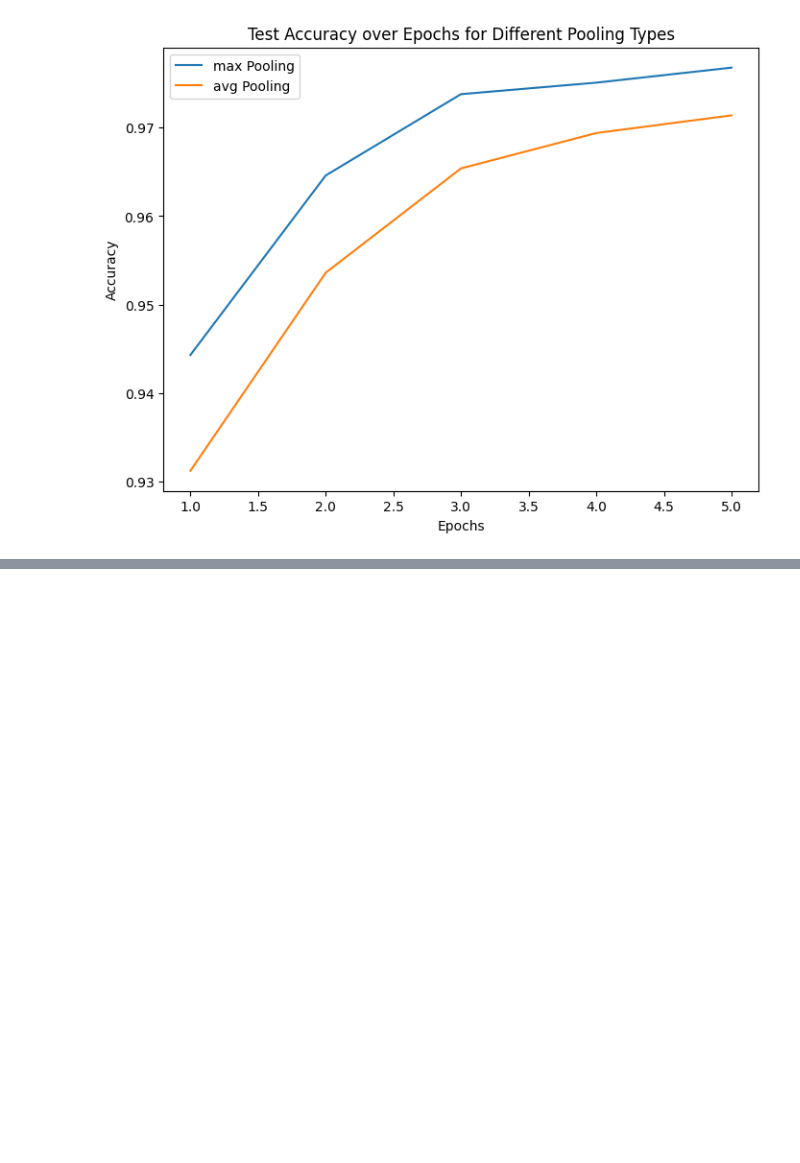
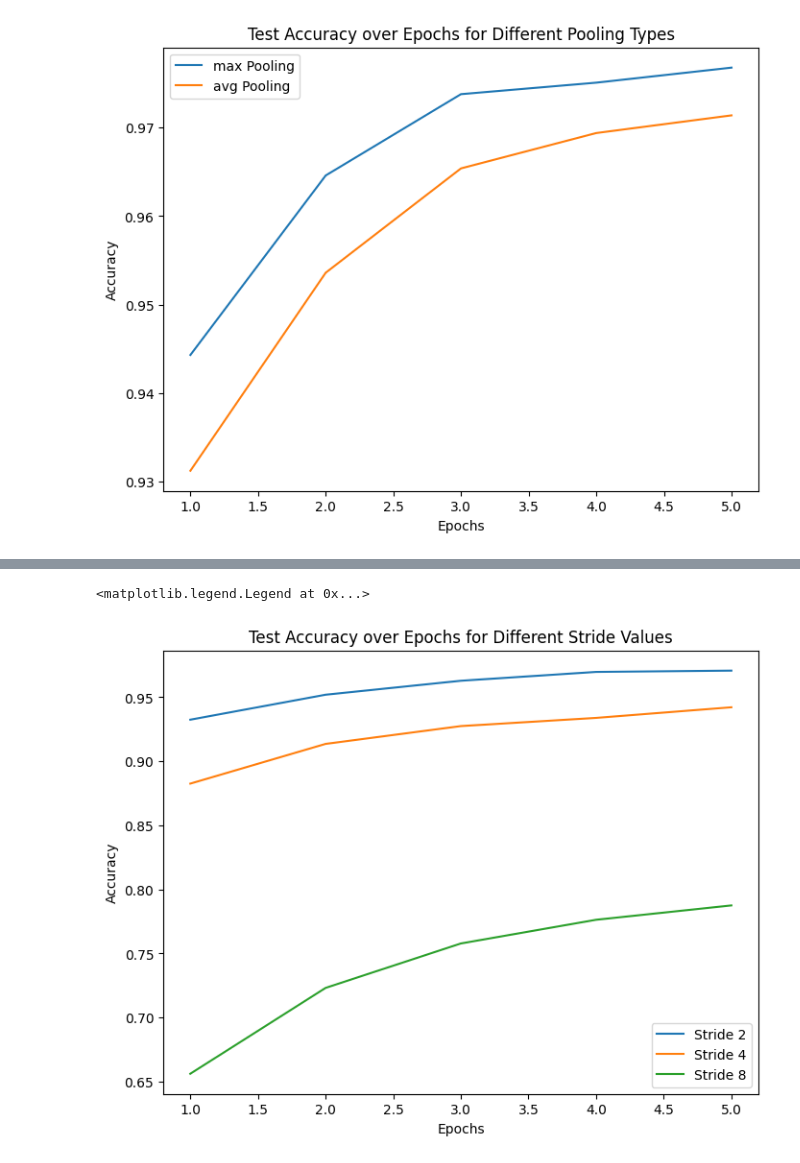
Before and after one commit to rohannair183/SYDE-577-A2-CNN-MNIST, a Jupyter notebook: main.ipynb, the cells around one changed output, grey strips where cells are left out. Cells and saved outputs as stored; diff of their text form; code cells hidden in the pictures; blank space fills up the shorter version.

```diff
--- a/main.ipynb
+++ b/main.ipynb
@@ -512,7 +512,7 @@ class VariableStrideAndPaddingCNN(nn.Module):
         return x
 # %%
 NUM_EPOCHS = 5
-STRIDE_OPTIONS = [1, 2, 4, 8]
+STRIDE_OPTIONS = [2, 4, 8]
 
 training_accuracies, test_accuracies, train_losses, test_losses = [], [], [], []
 
@@ -551,3 +557,5 @@ Epoch 4 done. Average test loss = 0.08, average test accuracy = 97.680%
+<matplotlib.legend.Legend at 0x...>
+[figure, added]
 # %%
 
 PADDING_OPTIONS = [0, 1, 2, 3]
```
Also changed, not shown: parts of 5 cells of this notebook.
